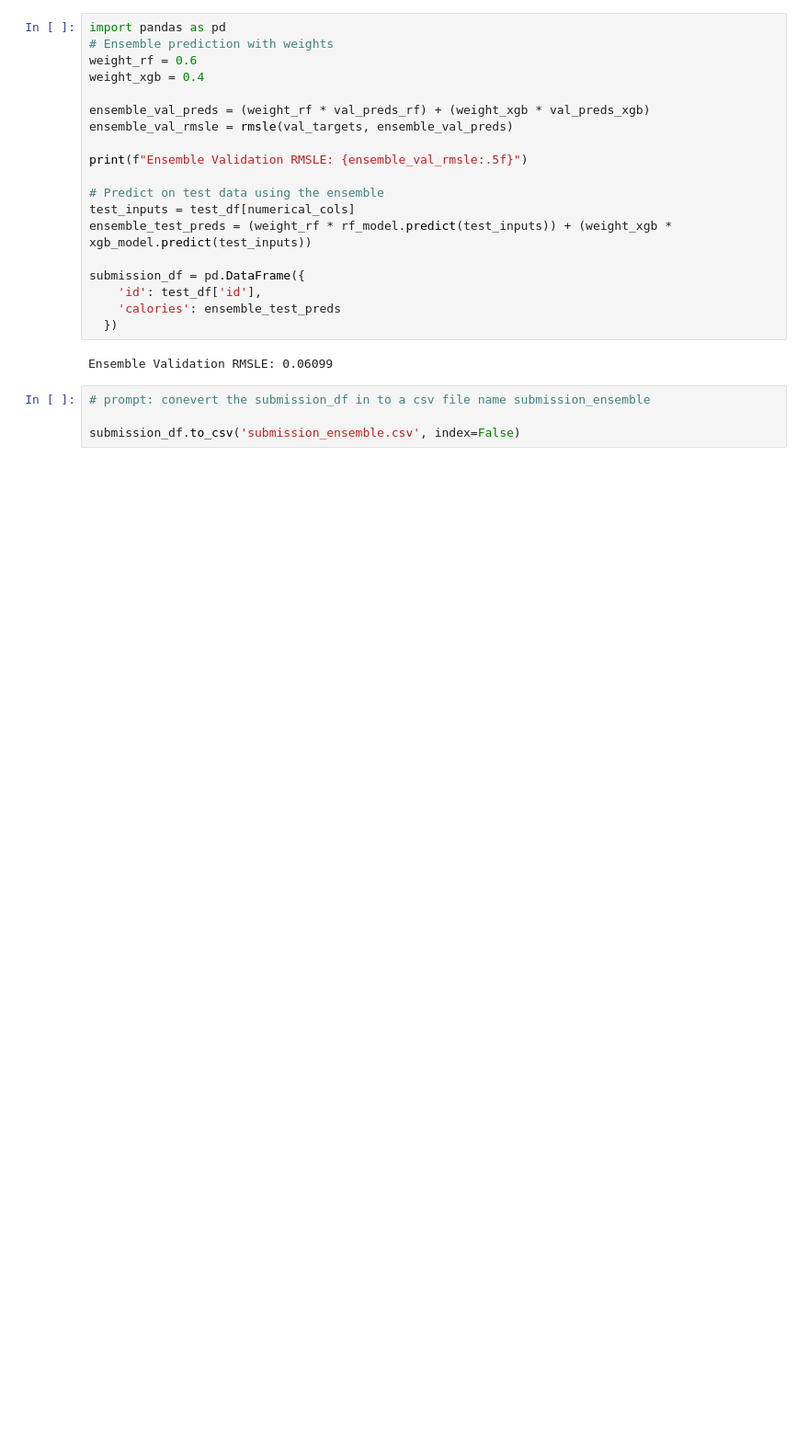
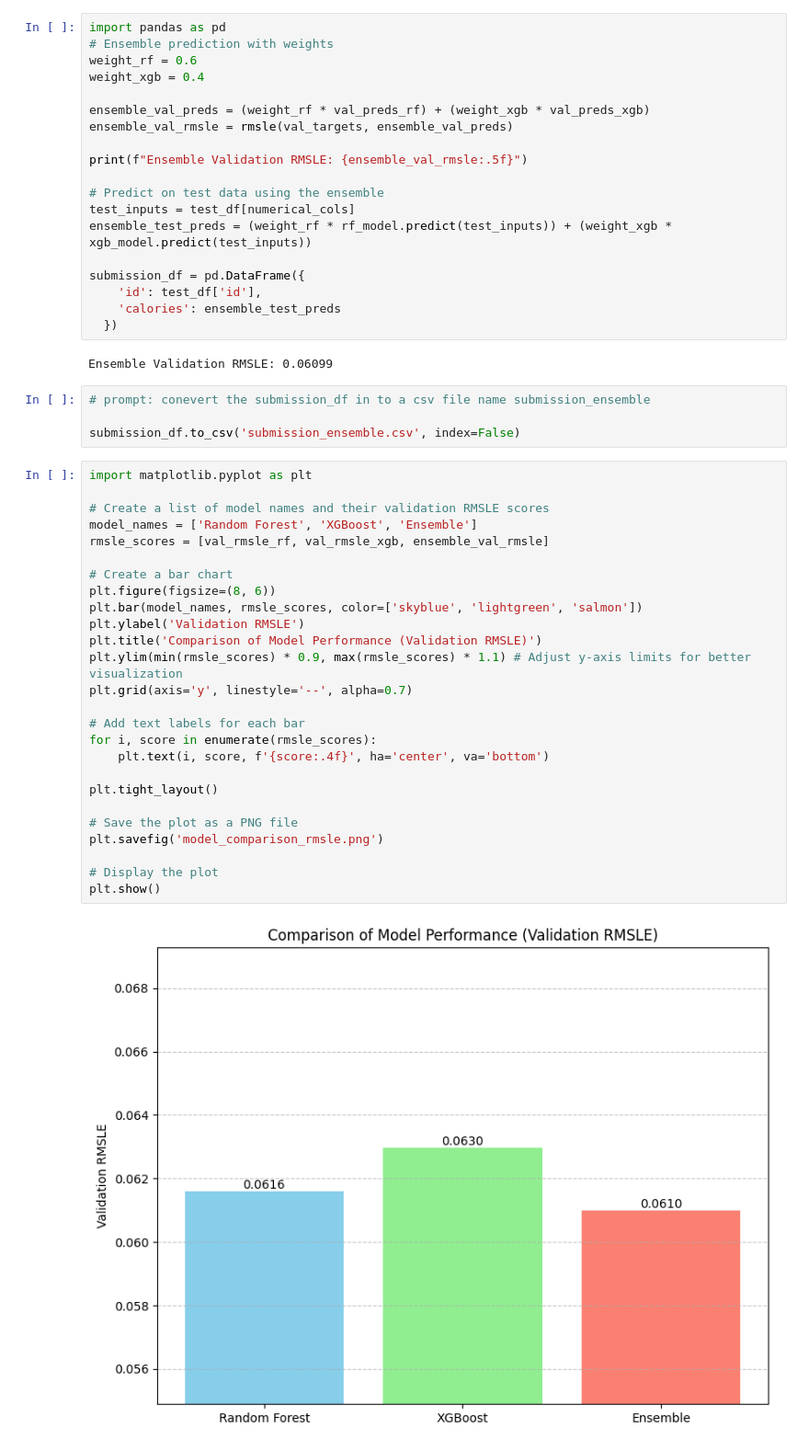
Before and after one commit to 9mithun9/Calorie-Prediction-Model, a Jupyter notebook: Calorie_Prediction_Model_ensemble_(V2).ipynb, the cells around one changed output. Shown at 92% size. Cells and saved outputs as stored; diff of their text form; blank space fills up the shorter version.

```diff
--- a/Calorie_Prediction_Model_ensemble_(V2).ipynb
+++ b/Calorie_Prediction_Model_ensemble_(V2).ipynb
@@ -206,3 +221,31 @@ Ensemble Validation RMSLE: 0.06099
 # prompt: conevert the submission_df in to a csv file name submission_ensemble
 
 submission_df.to_csv('submission_ensemble.csv', index=False)
+# %%
+import matplotlib.pyplot as plt
+
+# Create a list of model names and their validation RMSLE scores
+model_names = ['Random Forest', 'XGBoost', 'Ensemble']
+rmsle_scores = [val_rmsle_rf, val_rmsle_xgb, ensemble_val_rmsle]
+
+# Create a bar chart
+plt.figure(figsize=(8, 6))
+plt.bar(model_names, rmsle_scores, color=['skyblue', 'lightgreen', 'salmon'])
+plt.ylabel('Validation RMSLE')
+plt.title('Comparison of Model Performance (Validation RMSLE)')
+plt.ylim(min(rmsle_scores) * 0.9, max(rmsle_scores) * 1.1) # Adjust y-axis limits for better visualization
+plt.grid(axis='y', linestyle='--', alpha=0.7)
+
+# Add text labels for each bar
+for i, score in enumerate(rmsle_scores):
+    plt.text(i, score, f'{score:.4f}', ha='center', va='bottom')
+
+plt.tight_layout()
+
+# Save the plot as a PNG file
+plt.savefig('model_comparison_rmsle.png')
+
+# Display the plot
+plt.show()
+# %% [output]
+[figure, added]
```
Also changed, not shown: parts of 7 cells of this notebook.
